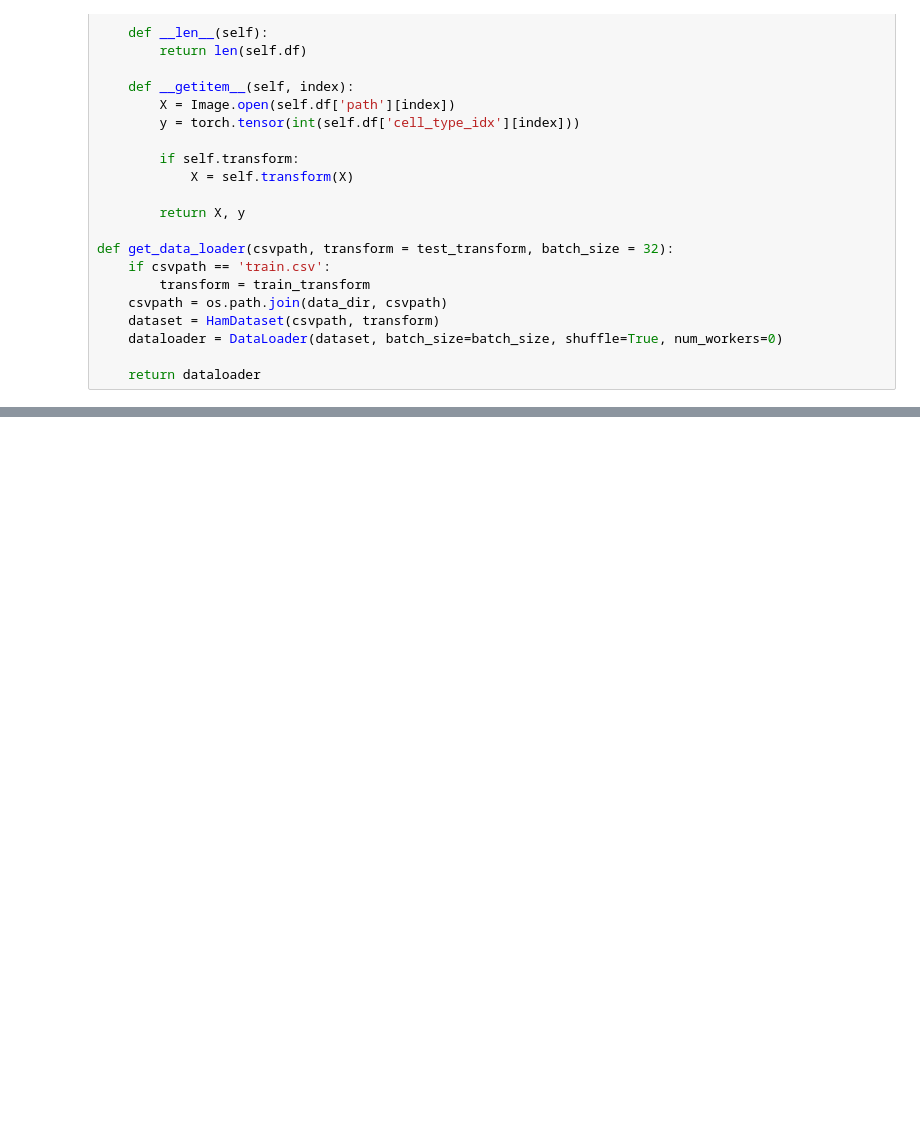
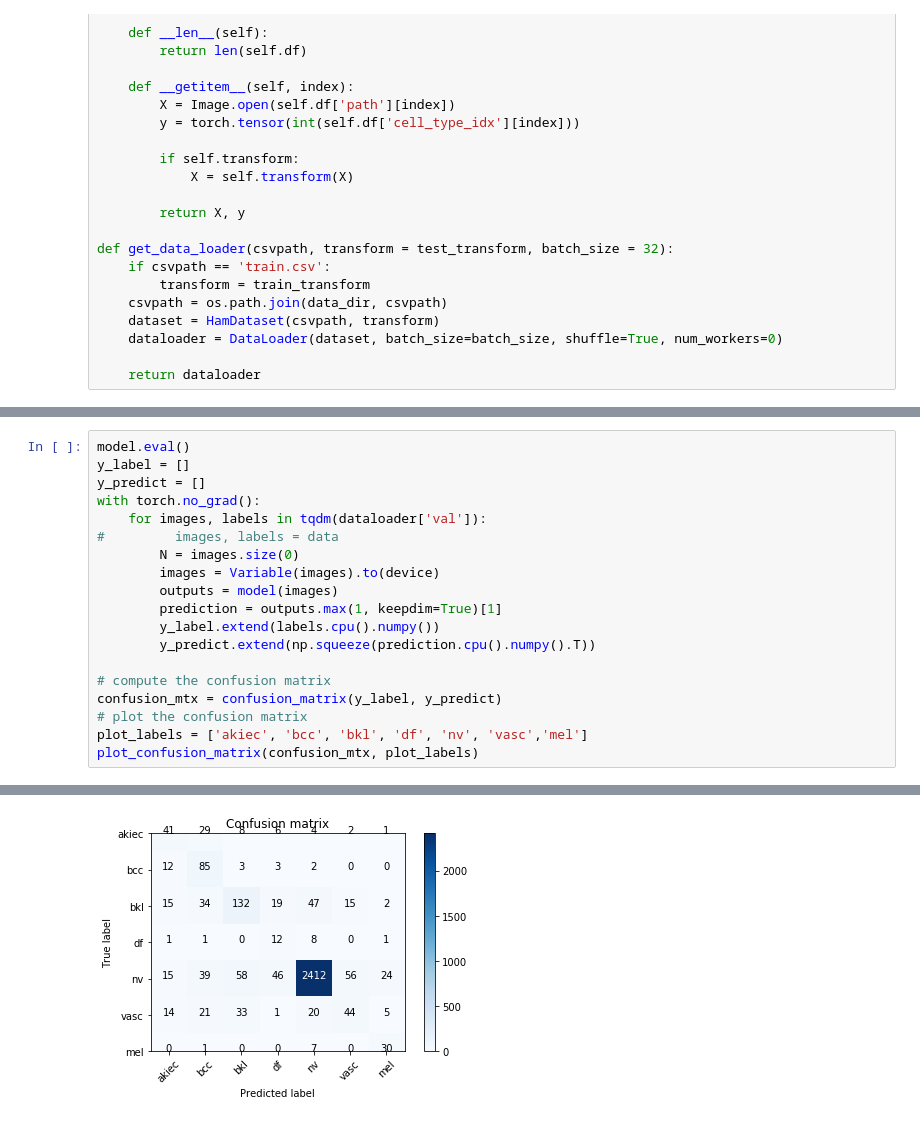
Before and after one commit to gaurav8341/SkinCancerCapstone, a Jupyter notebook: Model Creation.ipynb, the cells around one changed output, grey strips where cells are left out. Saved outputs shown, nothing was run; the diff lists cells and outputs as text; blank space fills up the shorter version.

```diff
--- a/Model Creation.ipynb
+++ b/Model Creation.ipynb
@@ -330,0 +406,20 @@ torch.save(state, 'resnet50.pth')
+# %%
+model.eval()
+y_label = []
+y_predict = []
+with torch.no_grad():
+    for images, labels in tqdm(dataloader['val']):
+#         images, labels = data
+        N = images.size(0)
+        images = Variable(images).to(device)
+        outputs = model(images)
+        prediction = outputs.max(1, keepdim=True)[1]
+        y_label.extend(labels.cpu().numpy())
+        y_predict.extend(np.squeeze(prediction.cpu().numpy().T))
+
+# compute the confusion matrix
+confusion_mtx = confusion_matrix(y_label, y_predict)
+# plot the confusion matrix
+plot_labels = ['akiec', 'bcc', 'bkl', 'df', 'nv', 'vasc','mel']
+plot_confusion_matrix(confusion_mtx, plot_labels)
+# %% [output]
@@ -330,0 +427 @@ torch.save(state, 'resnet50.pth')
+[figure, added]
```
Also changed, not shown: parts of 32 cells of this notebook.
